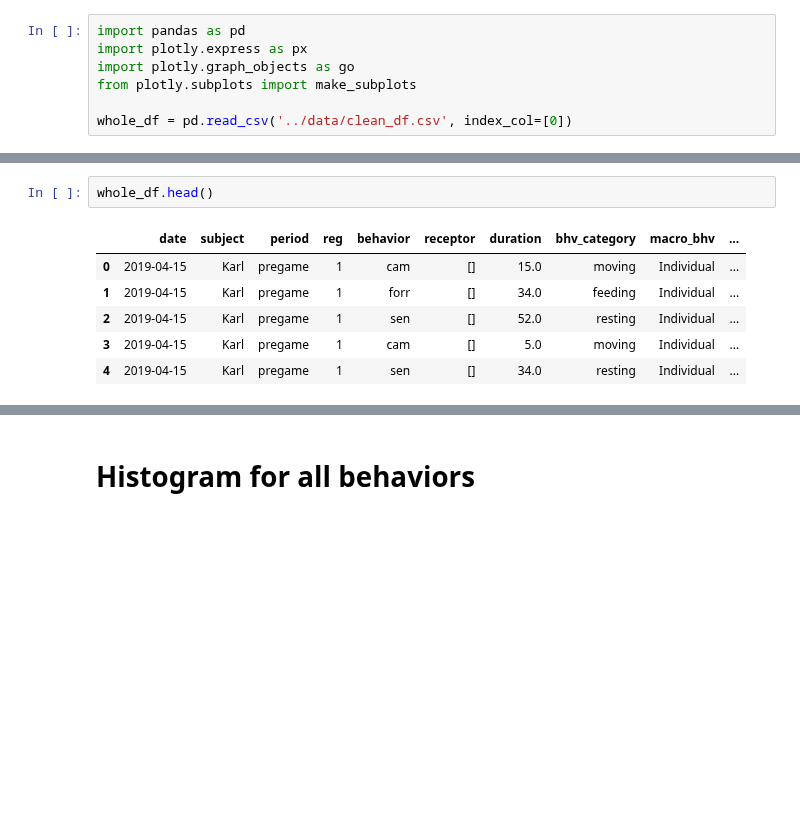
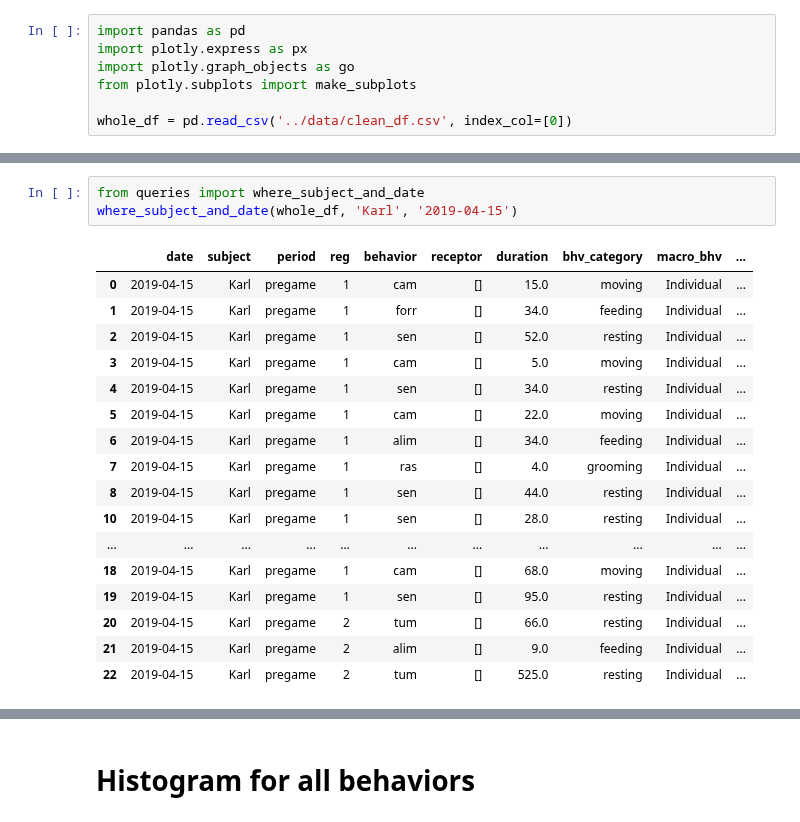
Before and after one commit to Bass2015/Orangutanes, a Jupyter notebook: src/ZZ_tests.ipynb, the cells around one changed output, grey strips where cells are left out. Cells and saved outputs as stored; diff of their text form; blank space fills up the shorter version.

```diff
--- a/src/ZZ_tests.ipynb
+++ b/src/ZZ_tests.ipynb
@@ -14,9 +13,21 @@ array(['moving', 'feeding', 'resting', 'grooming', 'social',
-# %%
-whole_df.head()
-# %% [output]
-|  | date | subject | period | reg | behavior | receptor | duration | bhv_category | macro_bhv | ... |
-| 0 | 2019-04-15 | Karl | pregame | 1 | cam | [] | 15.0 | moving | Individual | ... |
-| 1 | 2019-04-15 | Karl | pregame | 1 | forr | [] | 34.0 | feeding | Individual | ... |
-| 2 | 2019-04-15 | Karl | pregame | 1 | sen | [] | 52.0 | resting | Individual | ... |
-| 3 | 2019-04-15 | Karl | pregame | 1 | cam | [] | 5.0 | moving | Individual | ... |
-| 4 | 2019-04-15 | Karl | pregame | 1 | sen | [] | 34.0 | resting | Individual | ... |
+# %%
+from queries import where_subject_and_date
+where_subject_and_date(whole_df, 'Karl', '2019-04-15')
+# %% [output]
+|  | date | subject | period | reg | behavior | receptor | duration | bhv_category | macro_bhv | ... |
+| 0 | 2019-04-15 | Karl | pregame | 1 | cam | [] | 15.0 | moving | Individual | ... |
+| 1 | 2019-04-15 | Karl | pregame | 1 | forr | [] | 34.0 | feeding | Individual | ... |
+| 2 | 2019-04-15 | Karl | pregame | 1 | sen | [] | 52.0 | resting | Individual | ... |
+| 3 | 2019-04-15 | Karl | pregame | 1 | cam | [] | 5.0 | moving | Individual | ... |
+| 4 | 2019-04-15 | Karl | pregame | 1 | sen | [] | 34.0 | resting | Individual | ... |
+| 5 | 2019-04-15 | Karl | pregame | 1 | cam | [] | 22.0 | moving | Individual | ... |
+| 6 | 2019-04-15 | Karl | pregame | 1 | alim | [] | 34.0 | feeding | Individual | ... |
+| 7 | 2019-04-15 | Karl | pregame | 1 | ras | [] | 4.0 | grooming | Individual | ... |
+| 8 | 2019-04-15 | Karl | pregame | 1 | sen | [] | 44.0 | resting | Individual | ... |
+| 10 | 2019-04-15 | Karl | pregame | 1 | sen | [] | 28.0 | resting | Individual | ... |
+| ... | ... | ... | ... | ... | ... | ... | ... | ... | ... | ... |
+| 18 | 2019-04-15 | Karl | pregame | 1 | cam | [] | 68.0 | moving | Individual | ... |
+| 19 | 2019-04-15 | Karl | pregame | 1 | sen | [] | 95.0 | resting | Individual | ... |
+| 20 | 2019-04-15 | Karl | pregame | 2 | tum | [] | 66.0 | resting | Individual | ... |
+| 21 | 2019-04-15 | Karl | pregame | 2 | alim | [] | 9.0 | feeding | Individual | ... |
+| 22 | 2019-04-15 | Karl | pregame | 2 | tum | [] | 525.0 | resting | Individual | ... |
```
Also changed, not shown: parts of 11 cells of this notebook, 1 other file.
